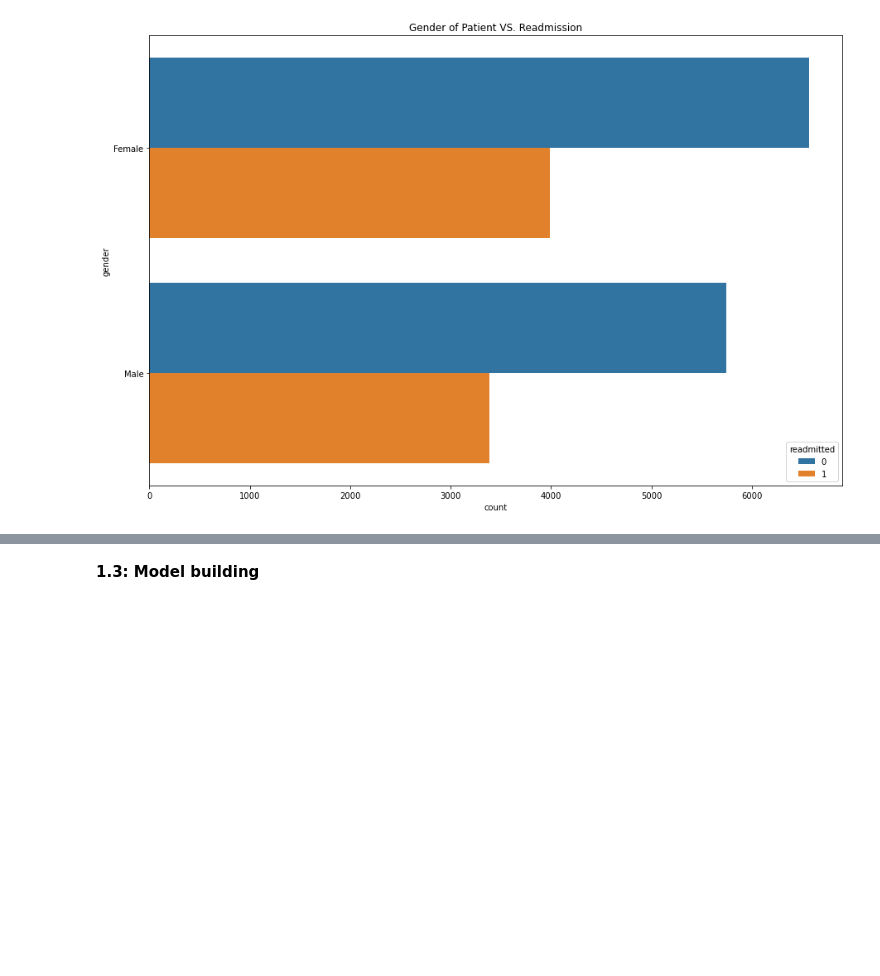
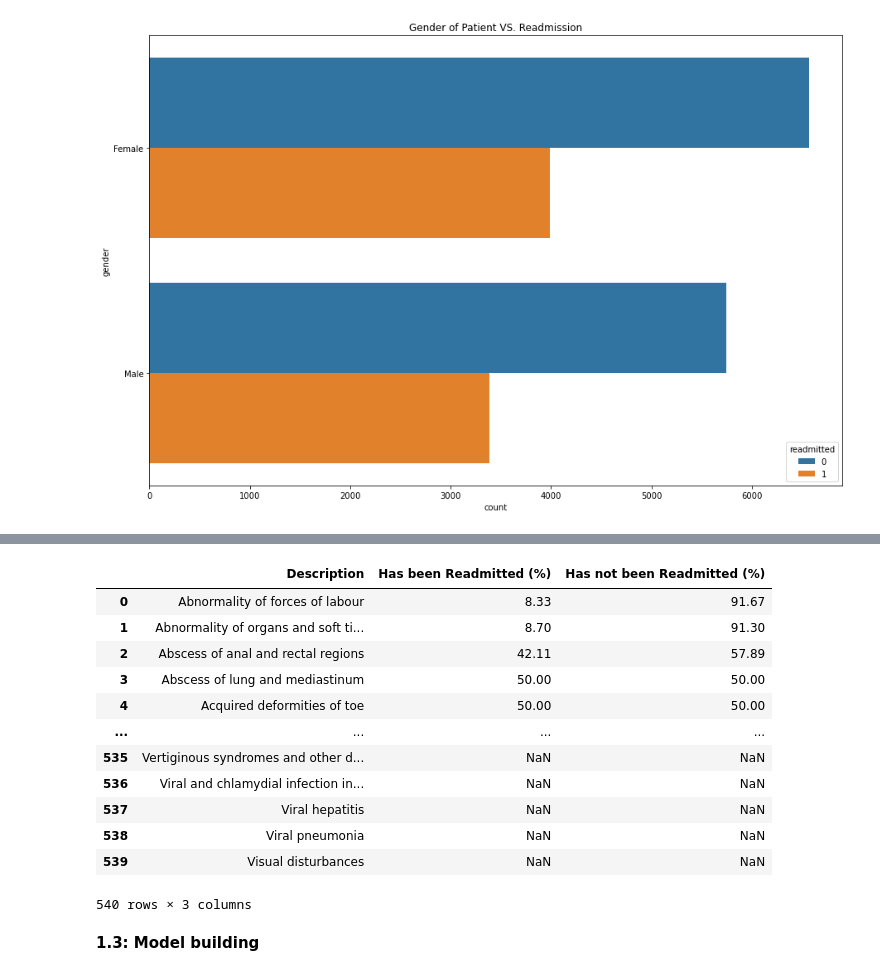
Before and after one commit to sufyaans/bigdata_cw2, a Jupyter notebook: 193_solution.ipynb, the cells around one changed output, grey strips where cells are left out. Saved outputs shown, nothing was run; the diff lists cells and outputs as text; code cells hidden in the pictures; blank space fills up the shorter version.

```diff
--- a/193_solution.ipynb
+++ b/193_solution.ipynb
@@ -399,4 +425,39 @@ for i in range(15,len(all_diagnose_types),15):
 ... (24 outputs left out)
+# %%
+#Diagnosis Type impact on readmissions
+prev = 0
+df_merge_1 = df_10.merge(icdCodes,how="inner",left_on="diag_1",right_on="ICD_Code")
+all_diagnose_types_1 = df_merge["Description"].unique()
+df_temp = df_merge[df_merge["Description"].apply(lambda x: x in all_diagnose_types[prev:i])]
+df_temp = df_temp.sort_values(by=['readmitted'], ascending=False)
+
+count1 = df_temp[df_temp['readmitted'] == 1] #All readmitted
+count0 = df_temp[df_temp['readmitted'] == 0] #All NOT readmitted
+total = df_temp.groupby('Description')['readmitted'].count().reset_index() #Total readmitted
+
+count1_race = count1.groupby('Description')['readmitted'].count().reset_index()
+count0_race = count0.groupby('Description')['readmitted'].count().reset_index()
+
+total['Has been Readmitted (%)'] = round((count1_race['readmitted'] / total['readmitted']) *100, 2)
+total['Has not been Readmitted (%)'] = round((count0_race['readmitted'] / total['readmitted']) *100, 2)
+total.drop('readmitted', axis=1, inplace=True)
+total.dropna()
+total.sort_values(by = ['Description'], ascending=True)
+#total.isnull().sum()
+# %% [output]
+|  | Description | Has been Readmitted (%) | Has not been Readmitted (%) |
+| 0 | Abnormality of forces of labour | 8.33 | 91.67 |
+| 1 | Abnormality of organs and soft ti... | 8.70 | 91.30 |
+| 2 | Abscess of anal and rectal regions | 42.11 | 57.89 |
+| 3 | Abscess of lung and mediastinum | 50.00 | 50.00 |
+| 4 | Acquired deformities of toe | 50.00 | 50.00 |
+| ... | ... | ... | ... |
+| 535 | Vertiginous syndromes and other d... | NaN | NaN |
+| 536 | Viral and chlamydial infection in... | NaN | NaN |
+| 537 | Viral hepatitis | NaN | NaN |
+| 538 | Viral pneumonia | NaN | NaN |
+| 539 | Visual disturbances | NaN | NaN |
+540 rows × 3 columns
 # %% [markdown]
 **1.3: Model building**
 # %%
```
Also changed, not shown: parts of 29 cells of this notebook, 3 other files.
